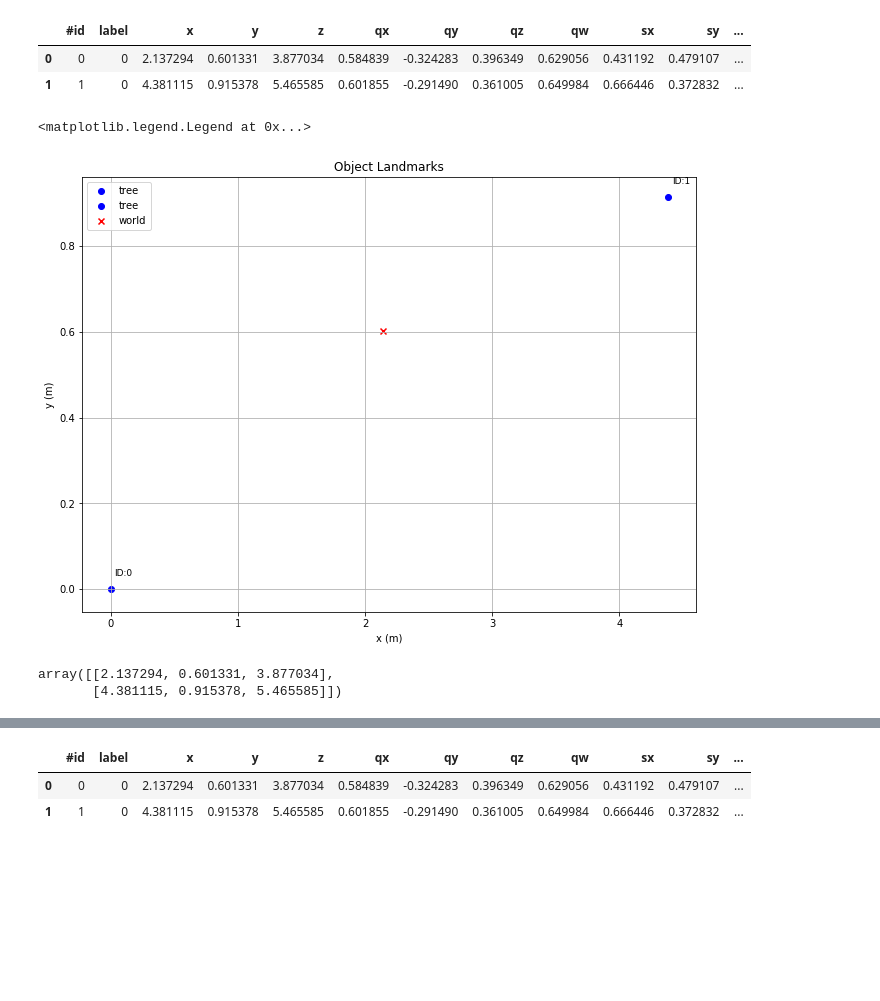
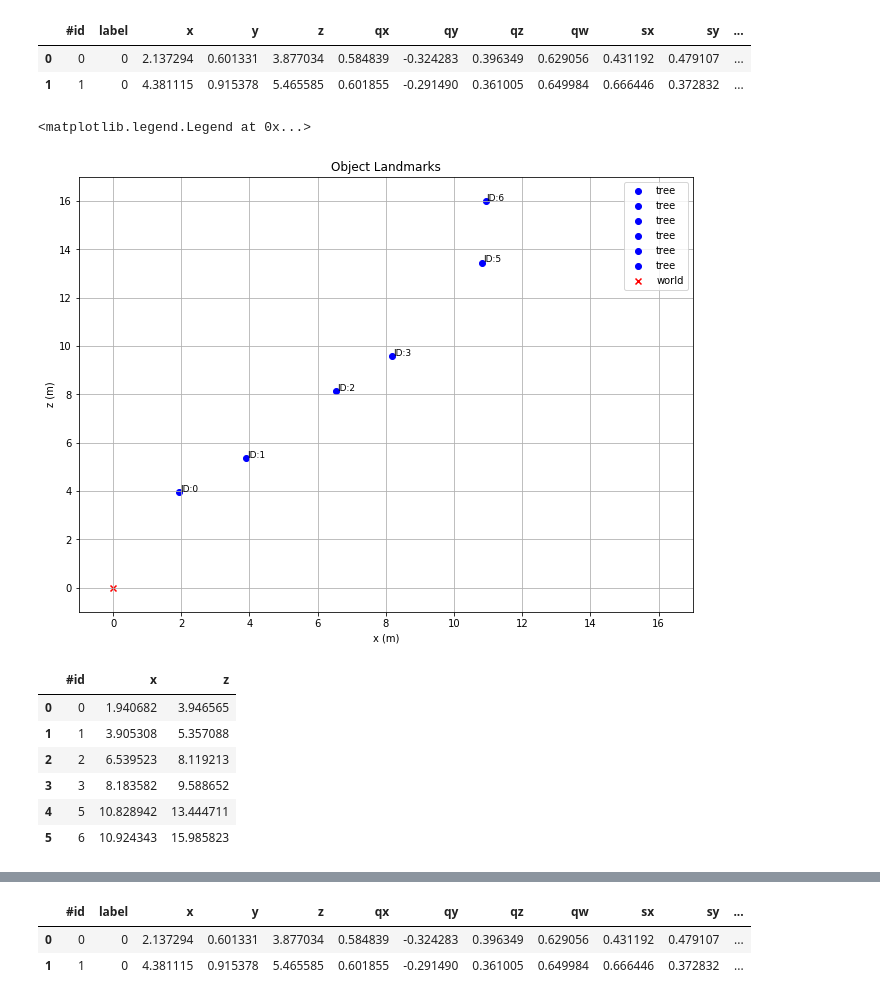
Before and after one commit to kandithws/ORB_SLAM2, a Jupyter notebook: scripts/tree_result.ipynb, the cells around one changed output, grey strips where cells are left out. Drawn from its saved outputs; the diff is of its cells as text; code cells hidden in the pictures; blank space fills up the shorter version.

```diff
--- a/scripts/tree_result.ipynb
+++ b/scripts/tree_result.ipynb
@@ -8,9 +8,10 @@ import pcl
 import os
 import os.path as osp
 # %%
-BASE_PATH = './data/tree2/test'
-# keyframes = pd.read_csv(osp.join(BASE_PATH, 'keyframes_with_id.txt'), sep=' ')
+BASE_PATH = './data/tree2/run1/viorb_log'
+keyframes = pd.read_csv(osp.join(BASE_PATH, 'keyframes_with_id.txt'), sep=' ')
 objects = pd.read_csv(osp.join(BASE_PATH,'objects.txt'), sep=' ')
+benchmark = pd.read_csv(osp.join(BASE_PATH,'benchmark.csv'))
 # Loaded as XYZ pointclouds
 map_cloud = pcl.load(osp.join(BASE_PATH, 'map.pcd'))
 # object clouds
@@ -192,47 +206,54 @@ def reconstruct_each_object_clouds_world(tree_clouds, objects, ref_id=None):
 # %%
 # Plot 2d Object in Ref ID cooridinate
 REF_ID=0
 plt.figure(figsize=(11,8))
-plt.ylabel('y (m)')
+plt.ylabel('z (m)')
 plt.xlabel('x (m)')
 plt.title('Object Landmarks')
 plt.grid(True)
-# Draw object center
-centroids = None
-if USE_SHIFT_CENTROID:
-    centroids = objects[['#id','x_cloud', 'y_cloud', 'z_cloud']]
-else:
-    centroids = objects[['#id','x', 'y', 'z']]
+# # Draw object center
+# centroids = None
+# if USE_SHIFT_CENTROID:
+#     centroids = objects[['#id','x_cloud', 'y_cloud', 'z_cloud']]
+# else:
+#     centroids = objects[['#id','x', 'y', 'z']]
 
-T_ref = objects[objects['#id'] == REF_ID].iloc[0]['T']
+# T_ref = objects[objects['#id'] == REF_ID].iloc[0]['T']
 # origin
-origin_ref = np.matmul(T_ref, np.array([0,0,0,1]).T)[:2]
+# origin_ref = np.matmul(T_ref, np.array([0,0,0,1]).T)[:2]
 
-points_data = np.asarray(centroids)
-centroids_ref = get_local_points(T_ref, points_data[:, 1:])
-out = np.zeros((points_data.shape[0], 3)) #id, x, y
-out[:, 0] = points_data[:, 0]
-out[:, 1:] = points_data[:, 1:3]
-for obj in out:
-    if int(obj[0]) == REF_ID:
-        plt.scatter(0, 0, marker='o', color='b', label='tree')
-        plt.text(.03, .03, 'ID:0', fontsize=9)
-    else:
-        plt.scatter(obj[1], obj[2], marker='o', color='b', label='tree')
-        plt.text(obj[1]+.03, obj[2]+.03, 'ID:{}'.format(int(obj[0])), fontsize=9)
+# points_data = np.asarray(centroids)
+# centroids_ref = get_local_points(T_ref, points_data[:, 1:])
+# out = np.zeros((points_data.shape[0], 3)) #id, x, y
+# out[:, 0] = points_data[:, 0]
+# out[:, 1:] = points_data[:, 1:3]
+plt.xlim(-1, 17)
+plt.ylim(-1, 17)
+
+centroids = objects[['#id','x', 'z']]
+for idx, r in objects[['#id', 'x', 'z']].iterrows():
+    plt.scatter(r['x'], r['z'], marker='o', color='b', label='tree')
+    plt.text(r['x']+.03, r['z']+.03, 'ID:{}'.format(int(r['#id'])), fontsize=9)
+
+
 
 # plot origin
-plt.scatter(origin_ref[0], origin_ref[1], marker='x', color='r', label='world')
+plt.scatter(0, 0, marker='x', color='r', label='world')
 
 
 # plt.plot(objects['x'][IDX], objects['z'][IDX], 'ro', color='b', label='objects')
 
 plt.legend()
 # %% [output]
 <matplotlib.legend.Legend at 0x...>
-[figure, old version]
+[figure, new version]
-# %%
-np.asarray(objects[['x', 'y', 'z']])
-# %% [output]
-array([[2.137294, 0.601331, 3.877034],
-       [4.381115, 0.915378, 5.465585]])
+# %%
+objects[['#id', 'x', 'z']]
+# %% [output]
+|  | #id | x | z |
+| 0 | 0 | 1.940682 | 3.946565 |
+| 1 | 1 | 3.905308 | 5.357088 |
+| 2 | 2 | 6.539523 | 8.119213 |
+| 3 | 3 | 8.183582 | 9.588652 |
+| 4 | 5 | 10.828942 | 13.444711 |
+| 5 | 6 | 10.924343 | 15.985823 |
```
Also changed, not shown: parts of 29 cells of this notebook, 9 other files.
